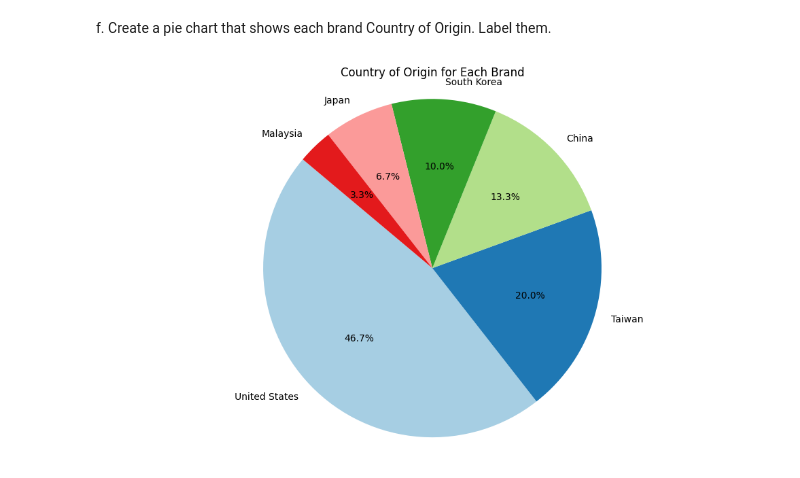
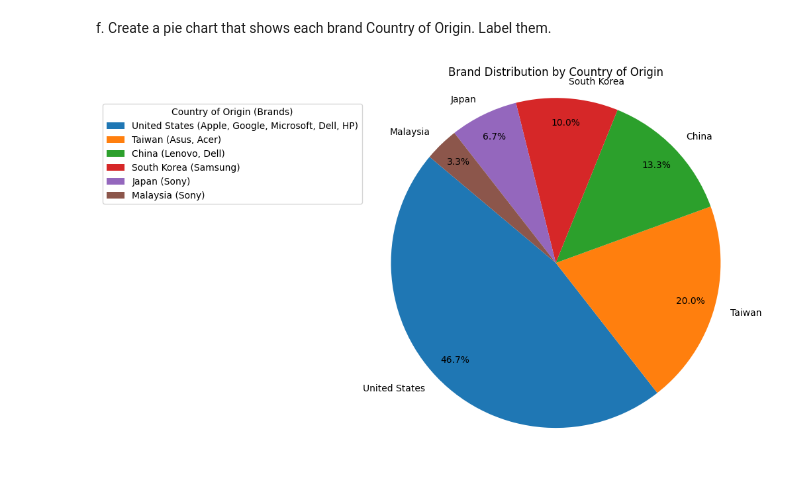
Before and after one commit to AlexanderSanJose/CpE-031-VDA-CpE-21s4, a Jupyter notebook: Exercise_9_.ipynb, the cells around one changed output. Cells and saved outputs as stored; diff of their text form; code cells hidden in the pictures.

```diff
--- a/Exercise_9_.ipynb
+++ b/Exercise_9_.ipynb
@@ -195,17 +195,22 @@ f. Create a pie chart that shows each brand Country of Origin. Label them.
 # %%
 
 # Read the data
 data = pd.read_csv('/content/wTechnological-Products-Sample-Data - Tech Products.csv')
 
-brands = data['Brand']
-country_of_origin = data['Country of Origin']
+# Count the number of brands from each country of origin
+country_counts = data['Country of Origin'].value_counts()
 
-# Plot
+# Create pie chart
 plt.figure(figsize=(10, 6))
-plt.pie(country_of_origin.value_counts(), labels=country_of_origin.value_counts().index, autopct='%1.1f%%', startangle=140, colors=plt.cm.Paired.colors)
-plt.title('Country of Origin for Each Brand')
-plt.axis('equal')  # Equal aspect ratio ensures that pie is drawn as a circle.
+wedges, texts, autotexts = plt.pie(country_counts, labels=country_counts.index, autopct='%1.1f%%', startangle=140, pctdistance=0.85)  # Adjust pctdistance for better readability
+
+# Add brand information to the legend
+legend_labels = [f"{country} ({', '.join(data[data['Country of Origin'] == country]['Brand'].unique())})" for country in country_counts.index]
+plt.legend(wedges, legend_labels, title="Country of Origin (Brands)", loc="lower right", bbox_to_anchor=(0, 0.65))
+
+plt.axis('equal')
+plt.title('Brand Distribution by Country of Origin')
 plt.tight_layout()
 plt.show()
 # %% [output]
-[figure, old version]
+[figure, new version]
```
